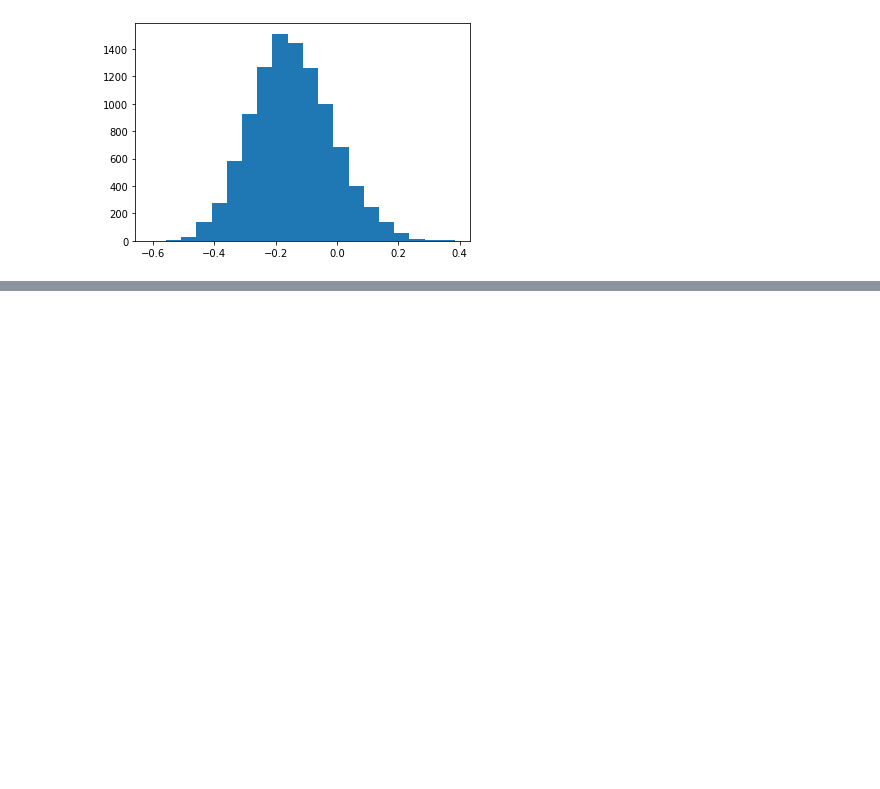
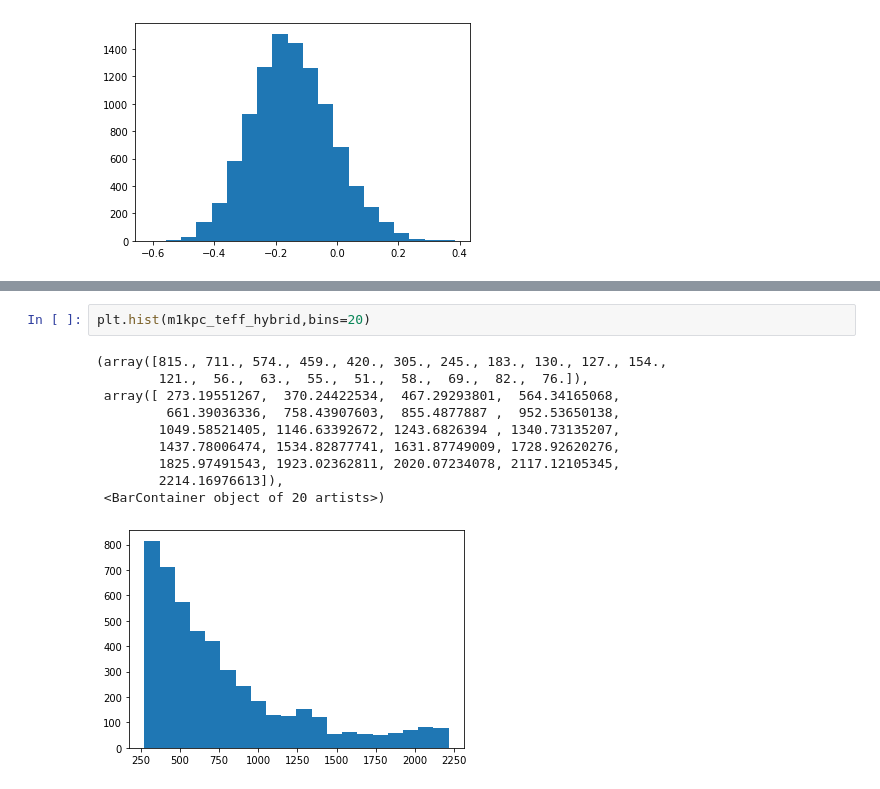
Before and after one commit to jgizis/solarneighborhood, a Jupyter notebook: SN1.ipynb, the cells around one changed output, grey strips where cells are left out. Drawn from its saved outputs; the diff is of its cells as text; blank space fills up the shorter version.

```diff
--- a/SN1.ipynb
+++ b/SN1.ipynb
@@ -312,0 +352,13 @@ np.average(sn_feh)
+# %%
+plt.hist(m1kpc_teff_hybrid,bins=20)
+# %% [output]
+(array([815., 711., 574., 459., 420., 305., 245., 183., 130., 127., 154.,
+        121.,  56.,  63.,  55.,  51.,  58.,  69.,  82.,  76.]),
+ array([ 273.19551267,  370.24422534,  467.29293801,  564.34165068,
+         661.39036336,  758.43907603,  855.4877887 ,  952.53650138,
+        1049.58521405, 1146.63392672, 1243.6826394 , 1340.73135207,
+        1437.78006474, 1534.82877741, 1631.87749009, 1728.92620276,
+        1825.97491543, 1923.02362811, 2020.07234078, 2117.12105345,
+        2214.16976613]),
+ <BarContainer object of 20 artists>)
+[figure, added]
```
Also changed, not shown: parts of 8 cells of this notebook, 1 other file.
